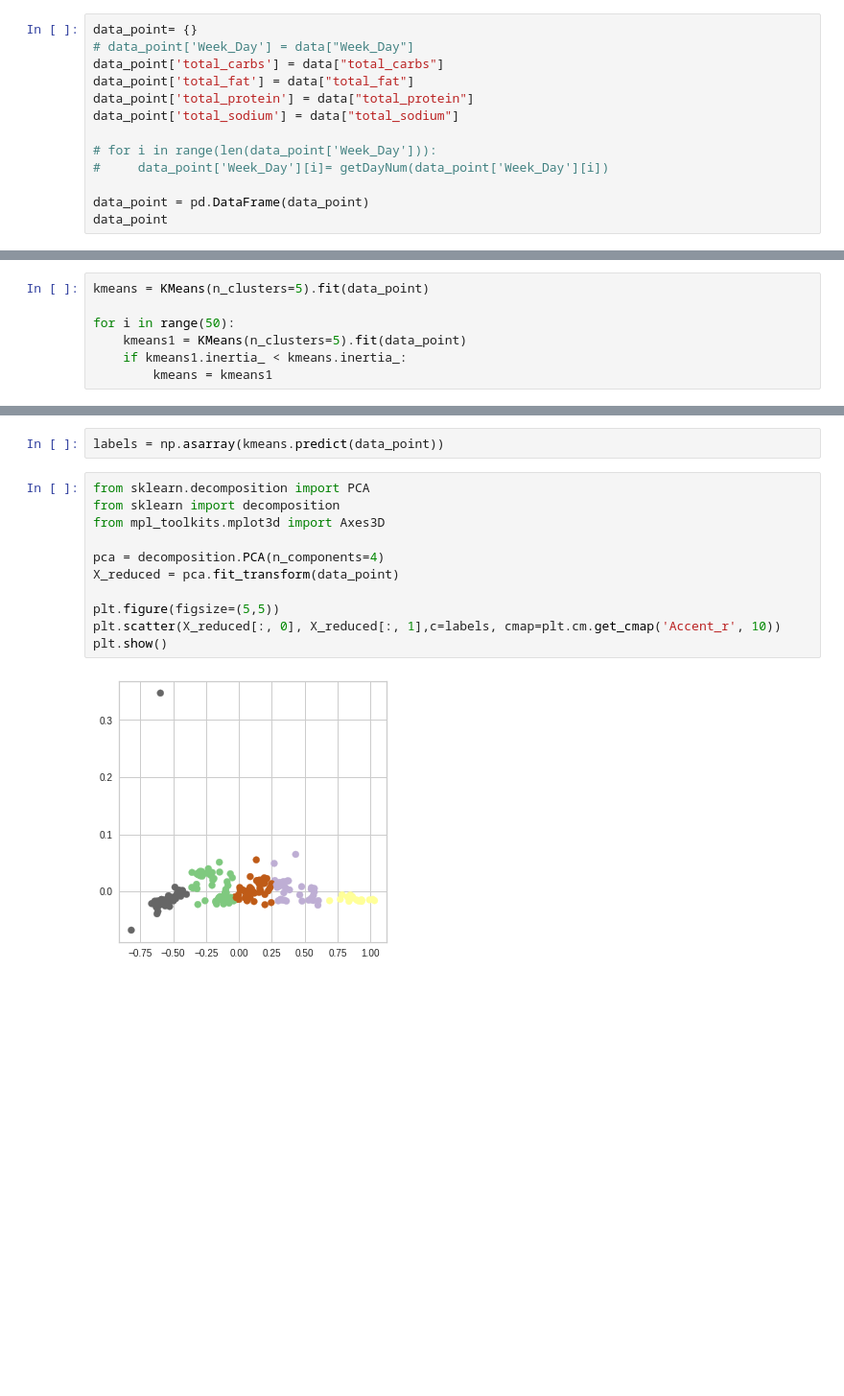
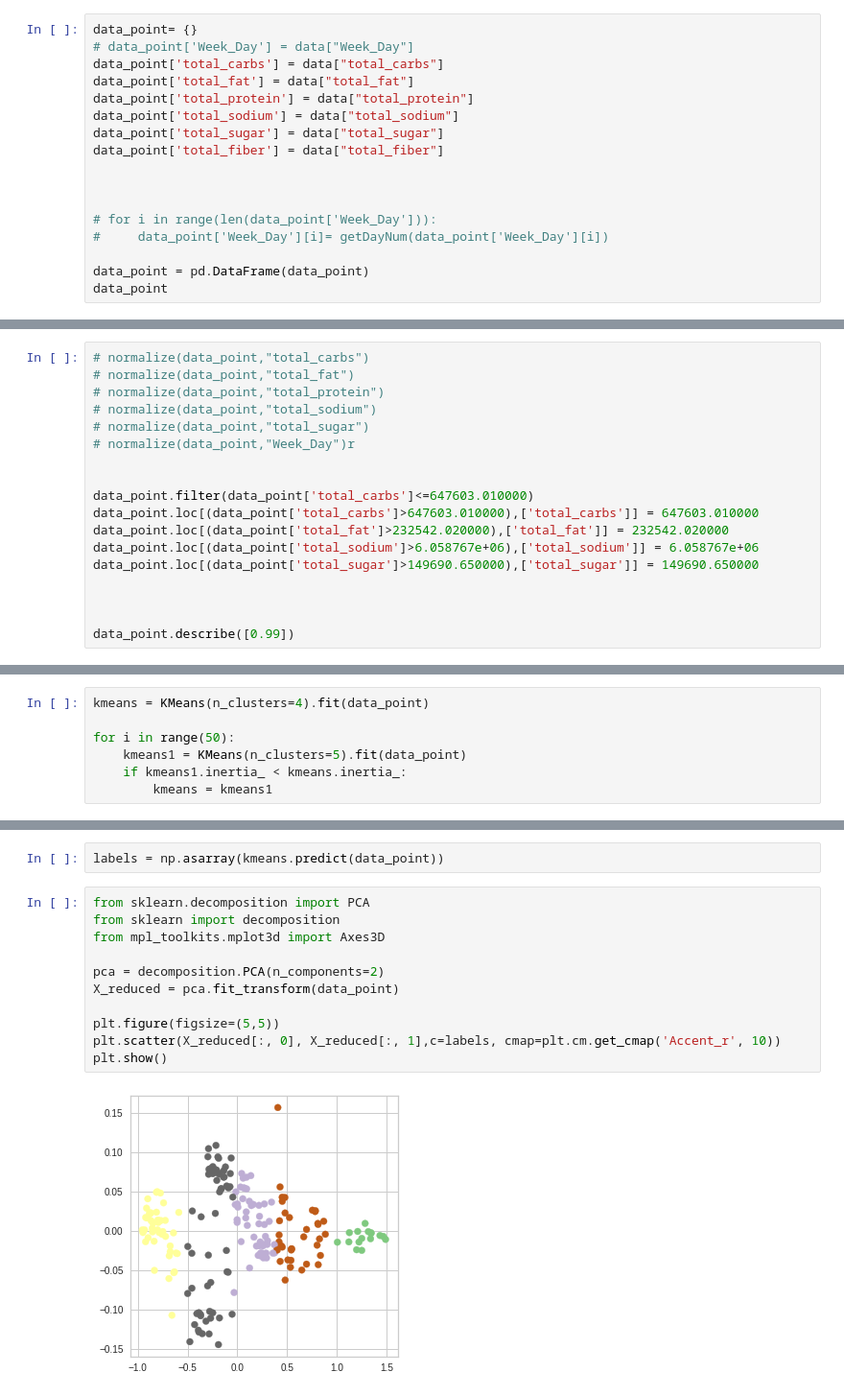
Before and after one commit to dbera17/ML, a Jupyter notebook: final_proj_clust123.ipynb, the cells around one changed output, grey strips where cells are left out. Shown at 96% size. Saved outputs shown, nothing was run; the diff lists cells and outputs as text; blank space fills up the shorter version.

```diff
--- a/final_proj_clust123.ipynb
+++ b/final_proj_clust123.ipynb
@@ -64,6 +64,10 @@ data_point['total_carbs'] = data["total_carbs"]
 data_point['total_fat'] = data["total_fat"]
 data_point['total_protein'] = data["total_protein"]
 data_point['total_sodium'] = data["total_sodium"]
+data_point['total_sugar'] = data["total_sugar"]
+data_point['total_fiber'] = data["total_fiber"]
+
+
 
 # for i in range(len(data_point['Week_Day'])):
 #     data_point['Week_Day'][i]= getDayNum(data_point['Week_Day'][i])
@@ -112,0 +107,18 @@ data_point
+# %%
+# normalize(data_point,"total_carbs")
+# normalize(data_point,"total_fat")
+# normalize(data_point,"total_protein")
+# normalize(data_point,"total_sodium")
+# normalize(data_point,"total_sugar")
+# normalize(data_point,"Week_Day")r
+
+
+data_point.filter(data_point['total_carbs']<=647603.010000)
+data_point.loc[(data_point['total_carbs']>647603.010000),['total_carbs']] = 647603.010000
+data_point.loc[(data_point['total_fat']>232542.020000),['total_fat']] = 232542.020000
+data_point.loc[(data_point['total_sodium']>6.058767e+06),['total_sodium']] = 6.058767e+06
+data_point.loc[(data_point['total_sugar']>149690.650000),['total_sugar']] = 149690.650000
+
+
+
+data_point.describe([0.99])
@@ -147,5 +185,5 @@ plt.show()
 # %%
-kmeans = KMeans(n_clusters=5).fit(data_point)
+kmeans = KMeans(n_clusters=4).fit(data_point)
 
 for i in range(50):
     kmeans1 = KMeans(n_clusters=5).fit(data_point)
@@ -163,13 +201,13 @@ labels = np.asarray(kmeans.predict(data_point))
 # %%
 from sklearn.decomposition import PCA
 from sklearn import decomposition
 from mpl_toolkits.mplot3d import Axes3D
 
-pca = decomposition.PCA(n_components=4)
+pca = decomposition.PCA(n_components=2)
 X_reduced = pca.fit_transform(data_point)
 
 plt.figure(figsize=(5,5))
 plt.scatter(X_reduced[:, 0], X_reduced[:, 1],c=labels, cmap=plt.cm.get_cmap('Accent_r', 10))
 plt.show()
 # %% [output]
-[figure, old version]
+[figure, new version]
```
Also changed, not shown: parts of 38 cells of this notebook.
